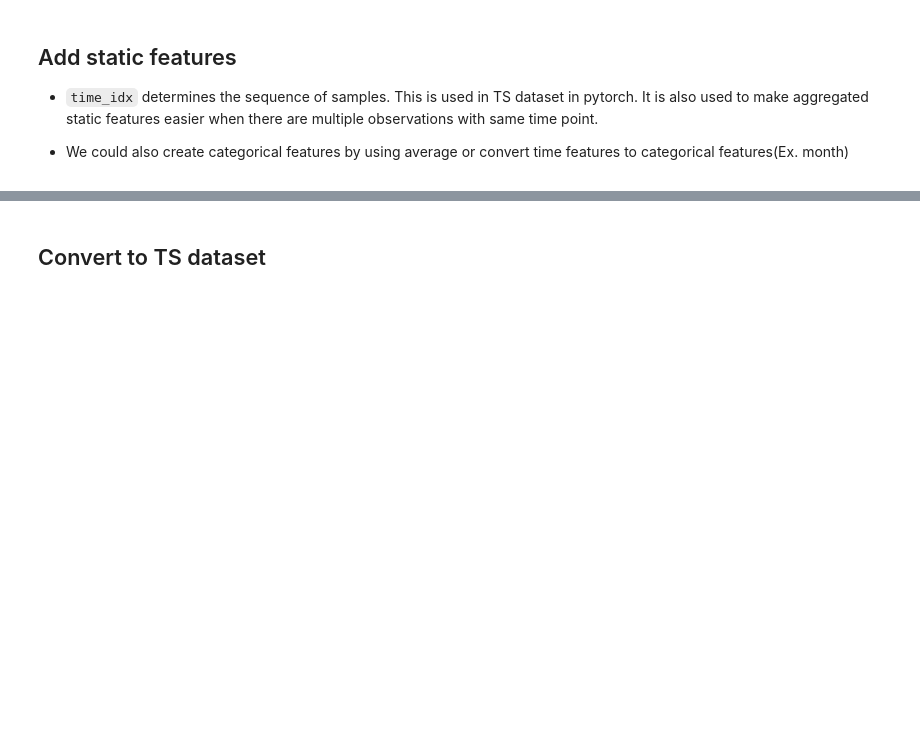
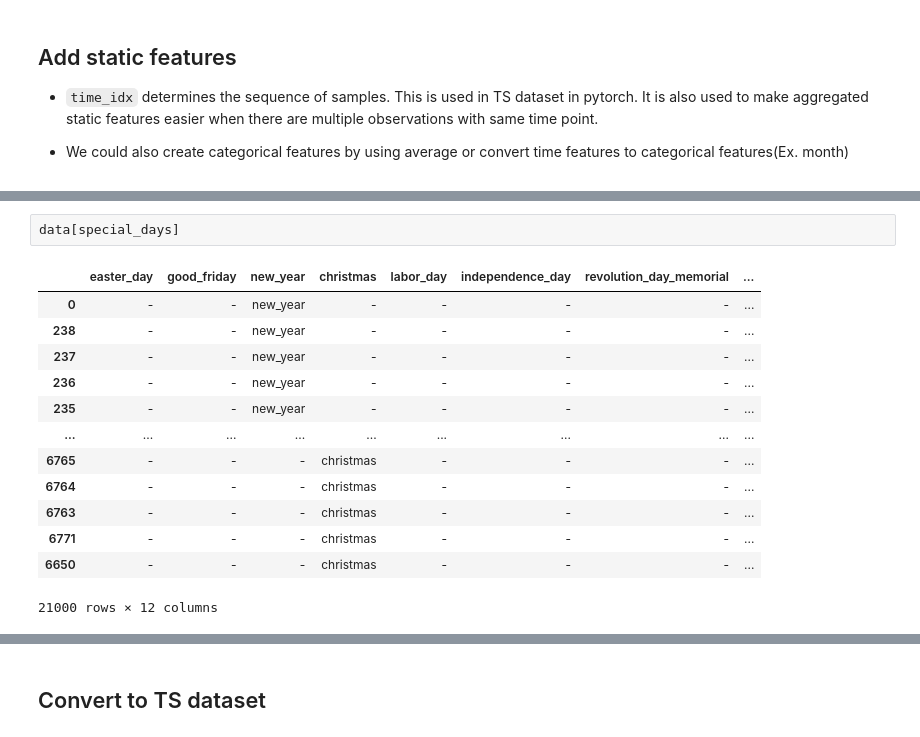
Before and after one commit to jcalz23/co2-flux-hourly-gpp-modeling, a Jupyter notebook: code/src/modeling/TFT_pytorch_baseline_v_0_raw.ipynb, the cells around one changed output, grey strips where cells are left out. Drawn from its saved outputs; the diff is of its cells as text; blank space fills up the shorter version.

```diff
--- a/code/src/modeling/TFT_pytorch_baseline_v_0_raw.ipynb
+++ b/code/src/modeling/TFT_pytorch_baseline_v_0_raw.ipynb
@@ -379,0 +482,16 @@ data_df.head()
+# %%
+data[special_days]
+# %% [output]
+|  | easter_day | good_friday | new_year | christmas | labor_day | independence_day | revolution_day_memorial | ... |
+| 0 | - | - | new_year | - | - | - | - | ... |
+| 238 | - | - | new_year | - | - | - | - | ... |
+| 237 | - | - | new_year | - | - | - | - | ... |
+| 236 | - | - | new_year | - | - | - | - | ... |
+| 235 | - | - | new_year | - | - | - | - | ... |
+| ... | ... | ... | ... | ... | ... | ... | ... | ... |
+| 6765 | - | - | - | christmas | - | - | - | ... |
+| 6764 | - | - | - | christmas | - | - | - | ... |
+| 6763 | - | - | - | christmas | - | - | - | ... |
+| 6771 | - | - | - | christmas | - | - | - | ... |
+| 6650 | - | - | - | christmas | - | - | - | ... |
+21000 rows × 12 columns
```
Also changed, not shown: parts of 61 cells of this notebook.
